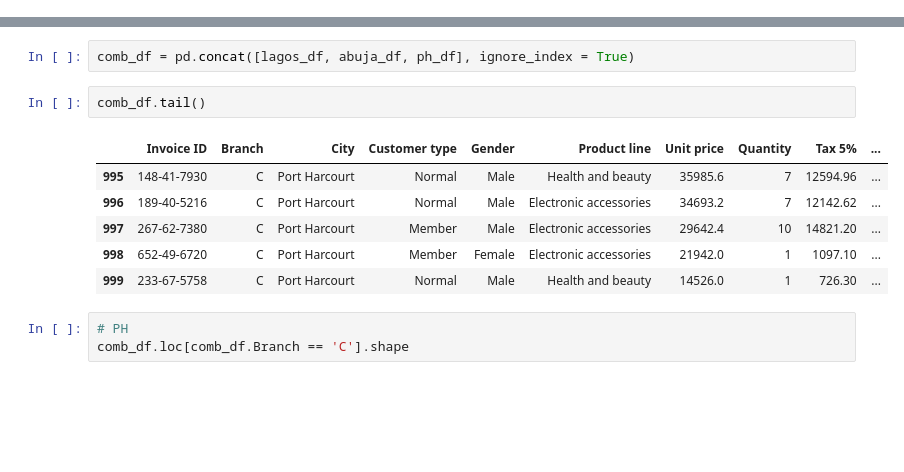
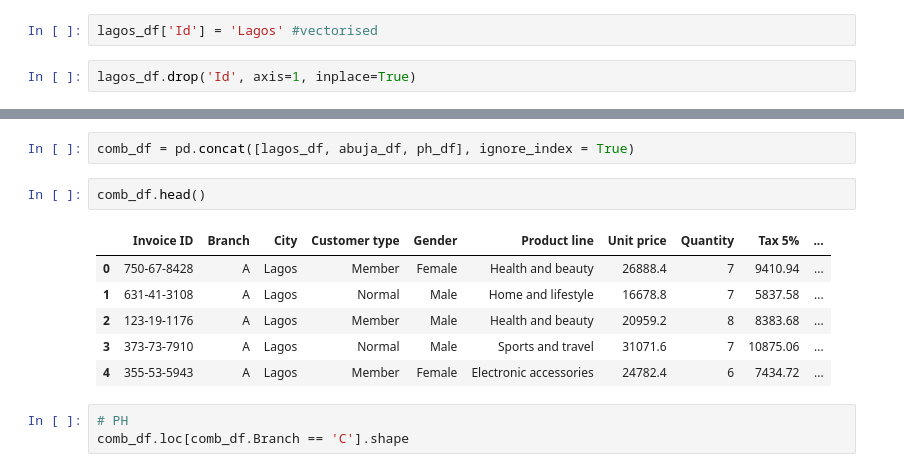
Before and after one commit to Abednego-py/Data_Analysis_With_Python_D-Paragon, a Jupyter notebook: Supermarket Data Analysis.ipynb, the cells around one changed output, grey strips where cells are left out. Cells and saved outputs as stored; diff of their text form; blank space fills up the shorter version.

```diff
--- a/Supermarket Data Analysis.ipynb
+++ b/Supermarket Data Analysis.ipynb
@@ -50,3 +62,7 @@ abuja_df.head()
 | 2 | 529-56-3974 | B | Abuja | Member | Male | Electronic accessories | 9183.6 | 4 | 1836.72 | ... |
 | 3 | 299-46-1805 | B | Abuja | Member | Female | Sports and travel | 33739.2 | 6 | 10121.76 | ... |
 | 4 | 319-50-3348 | B | Abuja | Normal | Female | Home and lifestyle | 14508.0 | 2 | 1450.80 | ... |
+# %%
+lagos_df['Id'] = 'Lagos' #vectorised
+# %%
+lagos_df.drop('Id', axis=1, inplace=True)
@@ -53,14 +78,14 @@ abuja_df.head()
 # %%
 comb_df = pd.concat([lagos_df, abuja_df, ph_df], ignore_index = True)
 # %%
-comb_df.tail()
+comb_df.head()
 # %% [output]
 |  | Invoice ID | Branch | City | Customer type | Gender | Product line | Unit price | Quantity | Tax 5% | ... |
-| 995 | 148-41-7930 | C | Port Harcourt | Normal | Male | Health and beauty | 35985.6 | 7 | 12594.96 | ... |
-| 996 | 189-40-5216 | C | Port Harcourt | Normal | Male | Electronic accessories | 34693.2 | 7 | 12142.62 | ... |
-| 997 | 267-62-7380 | C | Port Harcourt | Member | Male | Electronic accessories | 29642.4 | 10 | 14821.20 | ... |
-| 998 | 652-49-6720 | C | Port Harcourt | Member | Female | Electronic accessories | 21942.0 | 1 | 1097.10 | ... |
-| 999 | 233-67-5758 | C | Port Harcourt | Normal | Male | Health and beauty | 14526.0 | 1 | 726.30 | ... |
+| 0 | 750-67-8428 | A | Lagos | Member | Female | Health and beauty | 26888.4 | 7 | 9410.94 | ... |
+| 1 | 631-41-3108 | A | Lagos | Normal | Male | Home and lifestyle | 16678.8 | 7 | 5837.58 | ... |
+| 2 | 123-19-1176 | A | Lagos | Member | Male | Health and beauty | 20959.2 | 8 | 8383.68 | ... |
+| 3 | 373-73-7910 | A | Lagos | Normal | Male | Sports and travel | 31071.6 | 7 | 10875.06 | ... |
+| 4 | 355-53-5943 | A | Lagos | Member | Female | Electronic accessories | 24782.4 | 6 | 7434.72 | ... |
 # %%
 # PH
 comb_df.loc[comb_df.Branch == 'C'].shape
```
Also changed, not shown: parts of 86 cells of this notebook, 2 other files.
